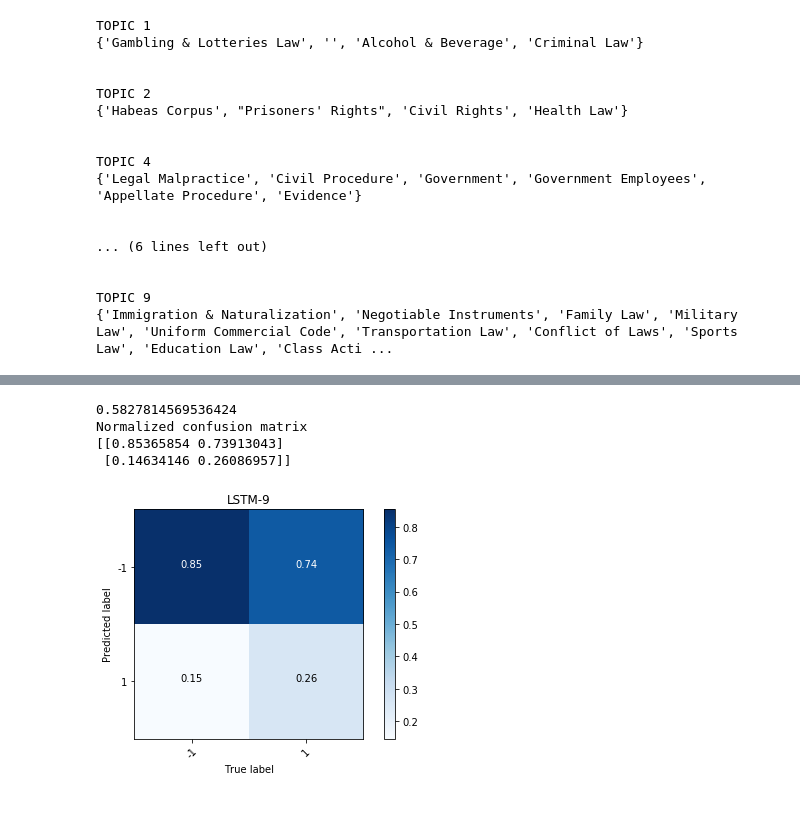
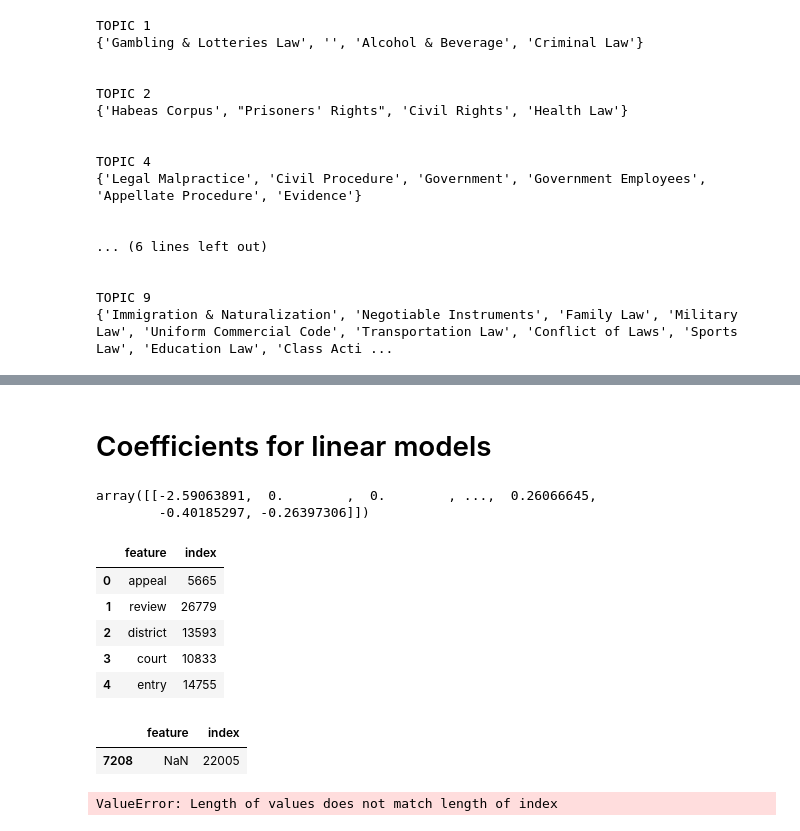
Before and after one commit to kailin-lu/CaseClassifier, a Jupyter notebook: Train.ipynb, the cells around one changed output, grey strips where cells are left out. Cells and saved outputs as stored; diff of their text form; code cells hidden in the pictures.

```diff
--- a/Train.ipynb
+++ b/Train.ipynb
@@ -865,8 +904,7 @@ Normalized confusion matrix
-# %%
-lstm_cm(9)
-# %% [output]
-0.5827814569536424
-Normalized confusion matrix
-[[0.85365854 0.73913043]
- [0.14634146 0.26086957]]
-[figure, removed]
+# %% [markdown]
+# Coefficients for linear models
+# %%
+log.coef_
+# %% [output]
+array([[-2.59063891,  0.        ,  0.        , ...,  0.26066645,
+        -0.40185297, -0.26397306]])
@@ -872,0 +918,27 @@ Normalized confusion matrix
+# %%
+features = pd.read_csv('features.csv')
+features.head()
+# Add additional features
+# additional_features = ['caseid', 'Affirmed', 'AffirmedInPart', 'Reversed', 'ReversedInPart',
+#                       'Vacated', 'VacatedInPart', 'Remanded']
+# i = max(features['index'])
+# for f in additional_features:
+#     features.append({'feature':f, 'index':i+1}, ignore_index=True)
+#     i = i+1
+# features.info()
+# %% [output]
+|  | feature | index |
+| 0 | appeal | 5665 |
+| 1 | review | 26779 |
+| 2 | district | 13593 |
+| 3 | court | 10833 |
+| 4 | entry | 14755 |
+# %%
+features[pd.isnull(features['feature'])]
+# %% [output]
+|  | feature | index |
+| 7208 | NaN | 22005 |
+# %%
+features['log_coef'] = log.coef_
+# %% [output]
+ValueError: Length of values does not match length of index
```
Also changed, not shown: parts of 14 cells of this notebook, 3 other files.
